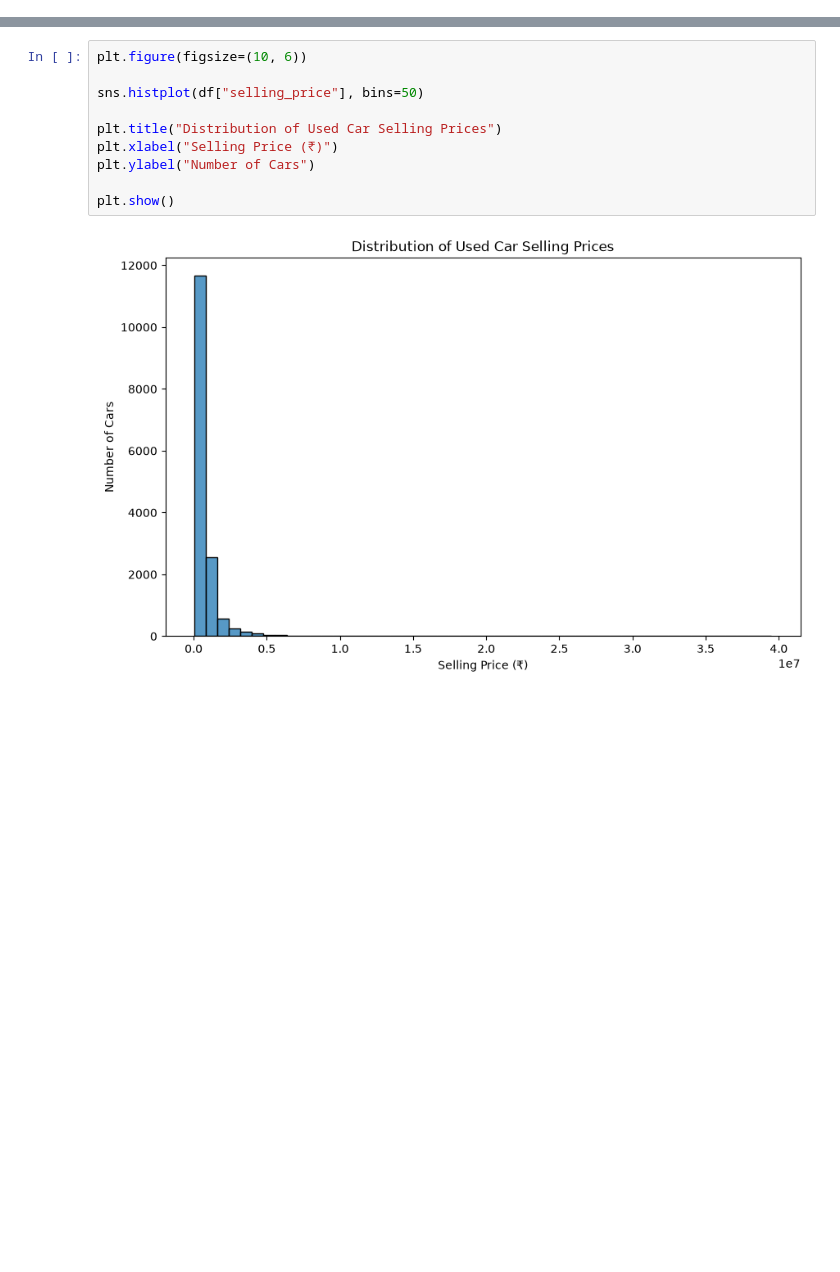
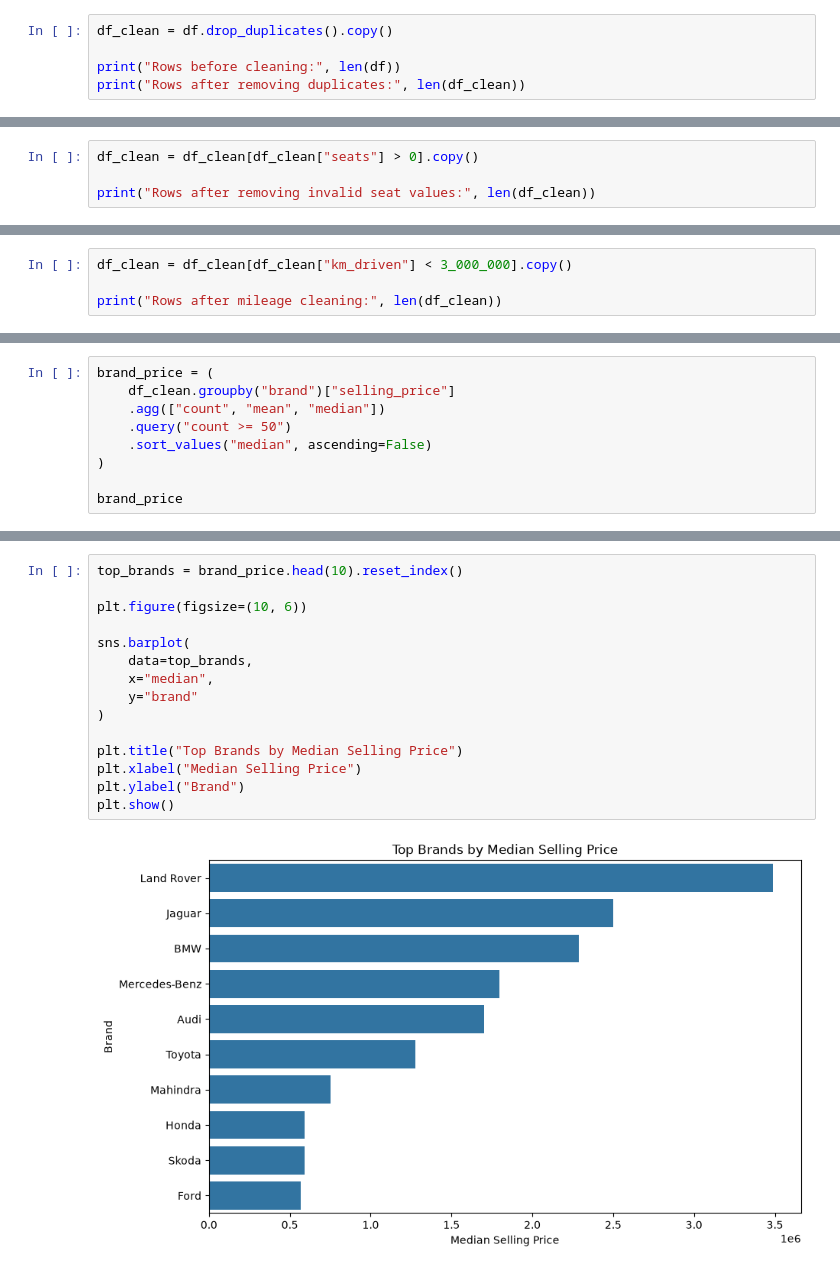
Before and after one commit to aakashbonthu/70297386-DA-120B, a Jupyter notebook: notebooks/01_exploratory_data_analysis.ipynb, the cells around one changed output, grey strips where cells are left out. Saved outputs shown, nothing was run; the diff lists cells and outputs as text; blank space fills up the shorter version.

Commit message:
Add age mileage brand and fuel analysis

```diff
--- a/notebooks/01_exploratory_data_analysis.ipynb
+++ b/notebooks/01_exploratory_data_analysis.ipynb
@@ -94,0 +106,5 @@ Need to understand how selling prices are distributed across the dataset.
+# %%
+df_clean = df.drop_duplicates().copy()
+
+print("Rows before cleaning:", len(df))
+print("Rows after removing duplicates:", len(df_clean))
@@ -94,0 +120,4 @@ Need to understand how selling prices are distributed across the dataset.
+# %%
+df_clean = df_clean[df_clean["seats"] > 0].copy()
+
+print("Rows after removing invalid seat values:", len(df_clean))
@@ -94,0 +198,4 @@ Need to understand how selling prices are distributed across the dataset.
+# %%
+df_clean = df_clean[df_clean["km_driven"] < 3_000_000].copy()
+
+print("Rows after mileage cleaning:", len(df_clean))
@@ -94,0 +385,9 @@ Need to understand how selling prices are distributed across the dataset.
+# %%
+brand_price = (
+    df_clean.groupby("brand")["selling_price"]
+    .agg(["count", "mean", "median"])
+    .query("count >= 50")
+    .sort_values("median", ascending=False)
+)
+
+brand_price
@@ -95,12 +413,17 @@ Need to understand how selling prices are distributed across the dataset.
 # %%
+top_brands = brand_price.head(10).reset_index()
+
 plt.figure(figsize=(10, 6))
 
-sns.histplot(df["selling_price"], bins=50)
+sns.barplot(
+    data=top_brands,
+    x="median",
+    y="brand"
+)
 
-plt.title("Distribution of Used Car Selling Prices")
-plt.xlabel("Selling Price (₹)")
-plt.ylabel("Number of Cars")
-
+plt.title("Top Brands by Median Selling Price")
+plt.xlabel("Median Selling Price")
+plt.ylabel("Brand")
 plt.show()
 # %% [output]
-[figure, old version]
+[figure, new version]
```
Also changed, not shown: parts of 55 cells of this notebook.
